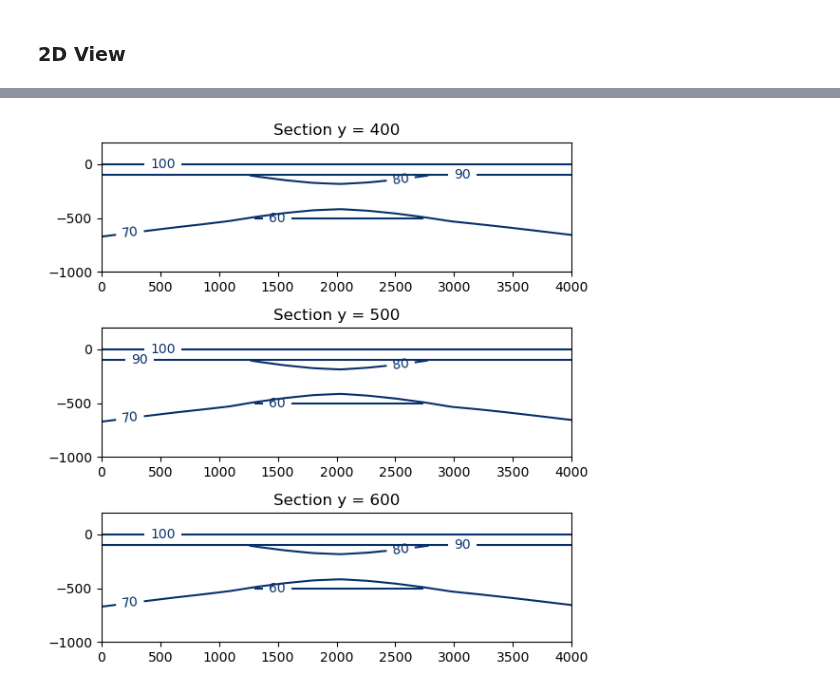
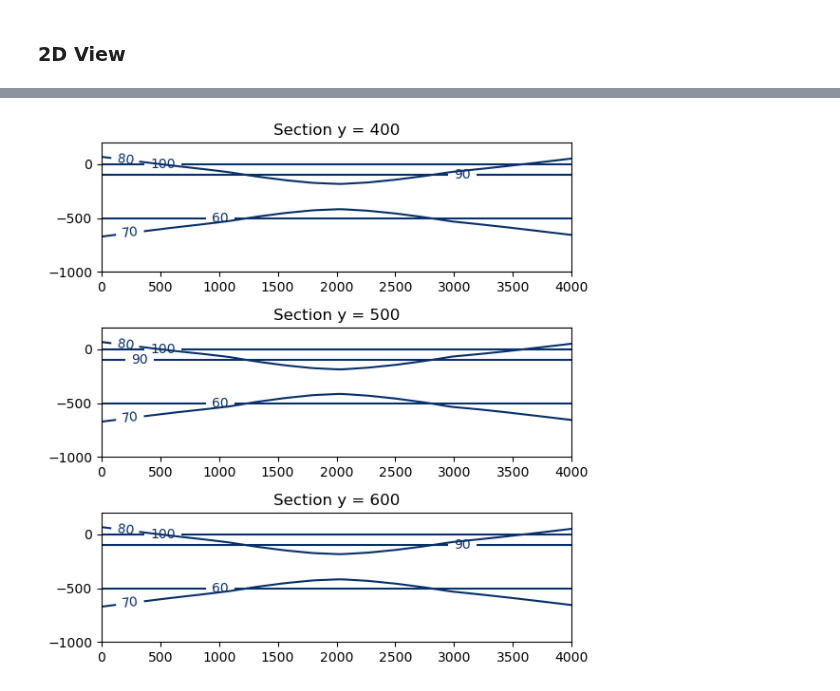
Before and after one commit to malvina-chmielarski/Otorowiri, a Jupyter notebook: Model/pinchout_simple2.ipynb, the cells around one changed output, grey strips where cells are left out. Cells and saved outputs as stored; diff of their text form; code cells hidden in the pictures.

```diff
--- a/Model/pinchout_simple2.ipynb
+++ b/Model/pinchout_simple2.ipynb
@@ -172,14 +179,34 @@ for i, lith in enumerate(lithcodes):
 3 Kwlw
 4 Kwlm
 5 Jy
+# %%
+Ground     = geomodel.create_and_add_foliation("Ground")
+GroundUC     = geomodel.create_and_add_foliation("GroundUC")
+#GroundUC   = geomodel.add_unconformity(Ground, 100) #now ignore scalar field below val = 100
+
+TQ         = geomodel.create_and_add_foliation("TQ")
+TQUC         = geomodel.create_and_add_foliation("TQUC")
+#TQUC       = geomodel.add_unconformity(TQ, 90) #now ignore scalar field below val = 90
+
+Kwlp         = geomodel.create_and_add_foliation("Kwlp")
+KwlpUC         = geomodel.create_and_add_foliation("KwlpUC")
+#KwlpUC     = geomodel.add_unconformity(Kwlp, 80) #now ignore scalar field below val = 80
+
+Kwlw         = geomodel.create_and_add_foliation("Kwlw")
+KwlwUC         = geomodel.create_and_add_foliation("KwlwUC")
+#KwlwUC     = geomodel.add_unconformity(Kwlw, 70) # Clips above
+
+Kwlm         = geomodel.create_and_add_foliation("Kwlm")
+KwlmUC         = geomodel.create_and_add_foliation("KwlmUC")
+#KwlmUC     = geomodel.add_unconformity(Kwlm, 60) # Clips above
 # %%
-Ground     = geomodel.create_and_add_foliation("Ground_seq")
-GroundUC   = geomodel.add_unconformity(Ground, 100) # Clips above
+'''Ground     = geomodel.create_and_add_foliation("Ground_seq")
+GroundUC   = geomodel.add_unconformity(Ground, 100)
 TQ         = geomodel.create_and_add_foliation("TQ_seq")
-TQUC       = geomodel.add_unconformity(TQ, 90) # Clips above
+TQUC       = geomodel.add_unconformity(TQ, 90)
 Kwlp         = geomodel.create_and_add_foliation("Kwlp_seq")
-KwlpUC       = geomodel.add_unconformity(Kwlp, 80) # Clips above
+KwlpUC       = geomodel.add_unconformity(Kwlp, 80)
 Kwlw         = geomodel.create_and_add_foliation("Kwlw_seq")
-KwlwUC       = geomodel.add_unconformity(Kwlw, 70) # Clips above
+KwlwUC       = geomodel.add_unconformity(Kwlw, 70)
 Kwlm         = geomodel.create_and_add_foliation("Kwlm_seq")
-KwlmUC       = geomodel.add_unconformity(Kwlm, 60) # Clips above
+KwlmUC       = geomodel.add_unconformity(Kwlm, 60)'''
@@ -213,8 +242,8 @@ Jy
 stratigraphic_column = {}
 
 for i in range(len(lithcodes)):
-    stratigraphic_column[str(lithcodes[i] + '_seq')] = {}
-    sequence = str(lithcodes[i] + '_seq')
+    stratigraphic_column[str(lithcodes[i])] = {}
+    sequence = str(lithcodes[i])
     lith     = strat.iloc[i].lithcode
     lithid   = strat.iloc[i].lithid
     color    = strat.iloc[i].color
@@ -273,25 +299,28 @@ array(['Ground_seq', 'TQ_seq', 'Kwlp_seq', 'Kwlw_seq', 'Kwlm_seq',
+# %%
+#sequence_list = ['Ground', 'GroundUC', 'TQ', 'TQUC', 'Kwlp', 'KwlpUC', 'Kwlw', 'KwlwUC', 'Kwlm', 'KwlmUC']
+sequence_list = ['Ground', 'TQ', 'Kwlp', 'Kwlw', 'Kwlm']
 # %%
 y_transects = [400,500,600]
 
 fig, ax = plt.subplots(3,1,figsize=(6,6))
 
 delx, delz = 100, 100
 x, z = np.linspace(x0,x1,delx), np.linspace(z0,z1,delz)
 xx, zz = np.meshgrid(x,z)
 yy = np.zeros_like(xx)
 
 for j in range(3):
 
     yy[:] = y_transects[j]
     ax[j].set_title('Section y = %i' %y_transects[j])
 
-    for i, seq in enumerate(sequences):
+    for i, seq in enumerate(sequence_list):
         levels = [-999, strat.vals[i]]
         vals = geomodel.evaluate_feature_value(seq, np.array([xx.flatten(),yy.flatten(),zz.flatten()]).T)
         con = ax[j].contour(vals.reshape((delz, delx)), levels = levels, extent=(x0, x1, z0, z1), cmap = 'Blues')
         ax[j].clabel(con, inline=True, fontsize=10)
 
 plt.tight_layout()
 plt.show()
 # %% [output]
-[figure, old version]
+[figure, new version]
```
Also changed, not shown: parts of 10 cells of this notebook.
